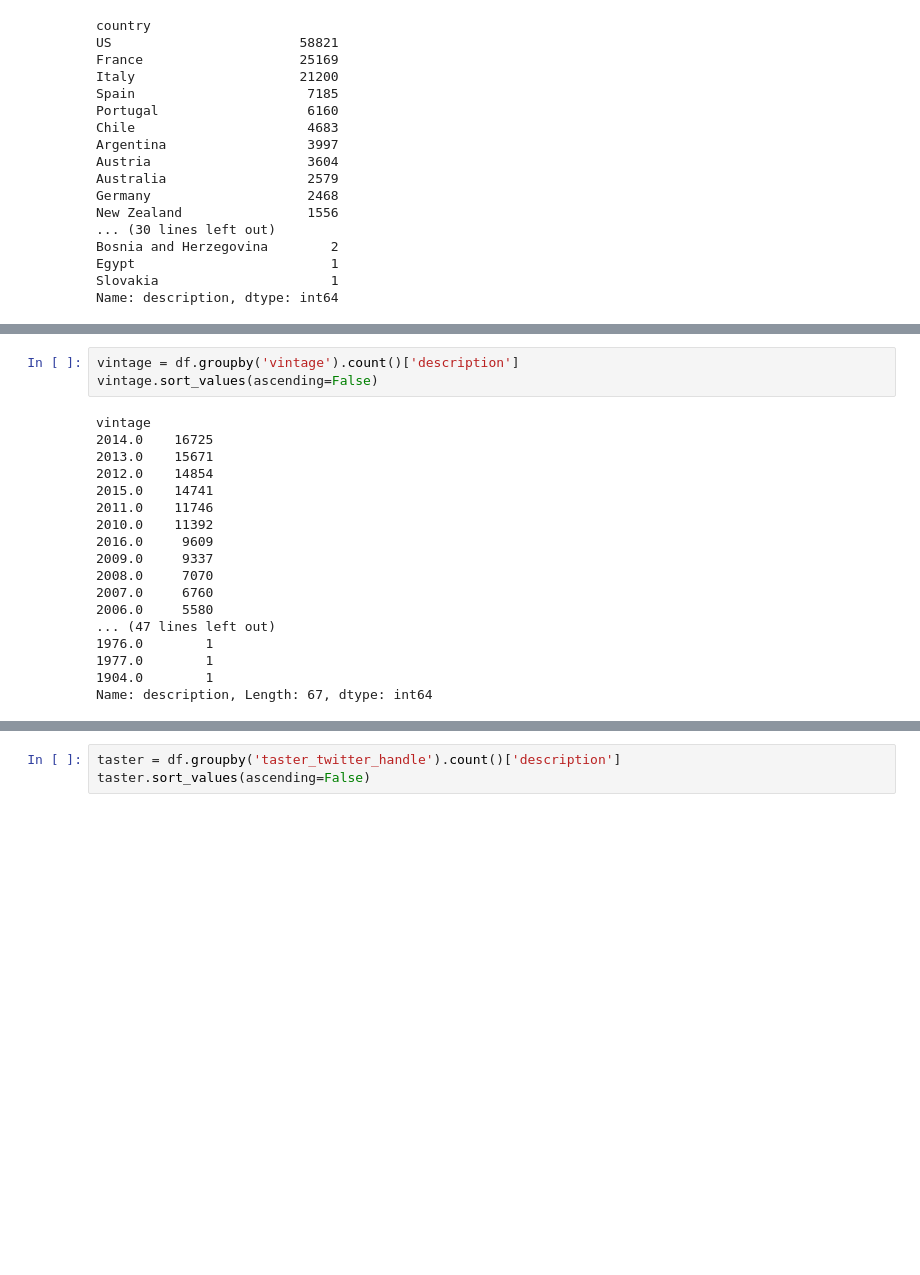
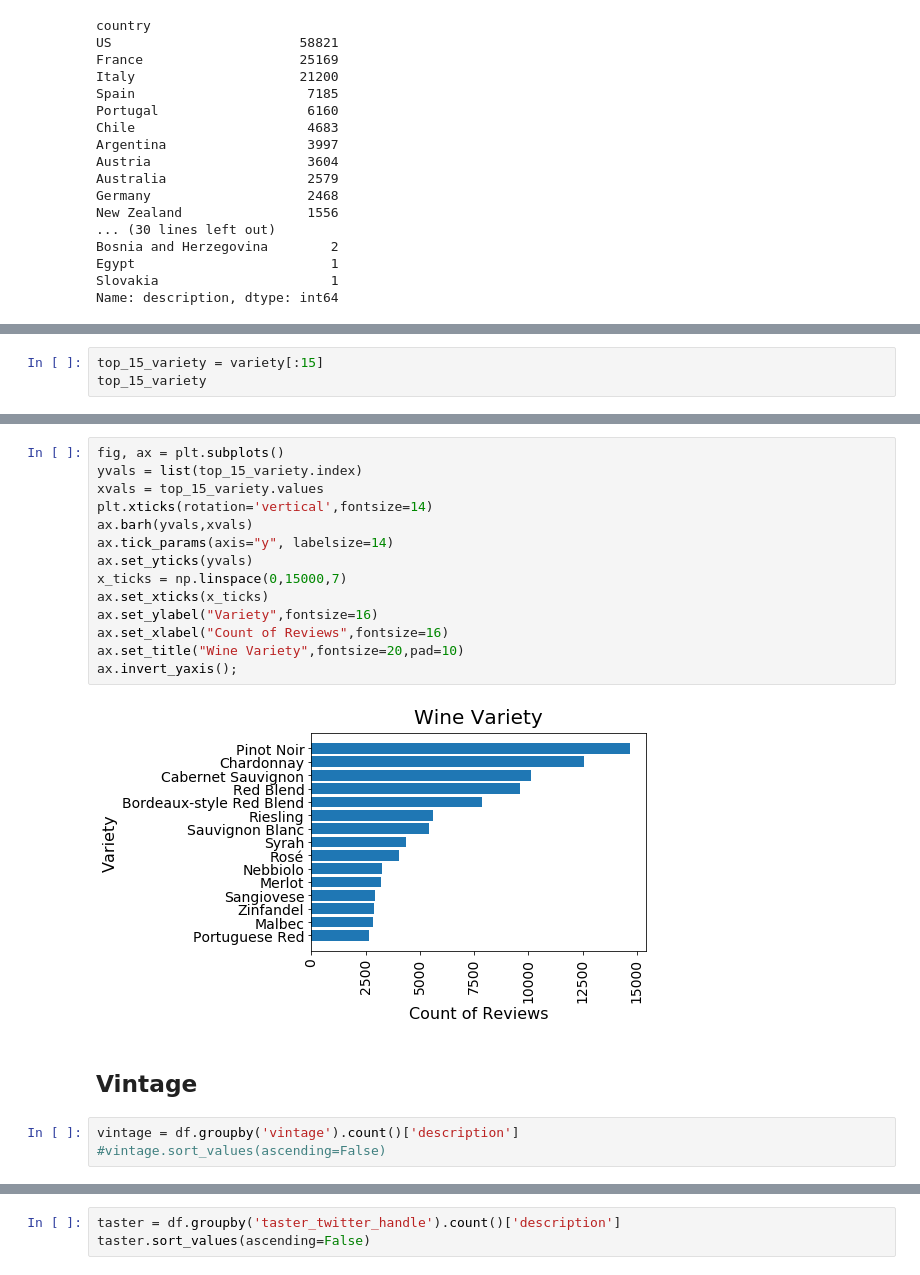
Before and after one commit to vanessapolliard/which-wine, a Jupyter notebook: notebooks/data_exploration.ipynb, the cells around one changed output, grey strips where cells are left out. Saved outputs shown, nothing was run; the diff lists cells and outputs as text; blank space fills up the shorter version.

```diff
--- a/notebooks/data_exploration.ipynb
+++ b/notebooks/data_exploration.ipynb
@@ -137,0 +134,3 @@ Name: description, Length: 758, dtype: int64
+# %%
+top_15_variety = variety[:15]
+top_15_variety
@@ -138,21 +155,21 @@ Name: description, Length: 758, dtype: int64
+# %%
+fig, ax = plt.subplots()
+yvals = list(top_15_variety.index)
+xvals = top_15_variety.values
+plt.xticks(rotation='vertical',fontsize=14)
+ax.barh(yvals,xvals)
+ax.tick_params(axis="y", labelsize=14)
+ax.set_yticks(yvals)
+x_ticks = np.linspace(0,15000,7)
+ax.set_xticks(x_ticks)
+ax.set_ylabel("Variety",fontsize=16)
+ax.set_xlabel("Count of Reviews",fontsize=16)
+ax.set_title("Wine Variety",fontsize=20,pad=10)
+ax.invert_yaxis();
+# %% [output]
+[figure, added]
+# %% [markdown]
+## Vintage
 # %%
 vintage = df.groupby('vintage').count()['description']
-vintage.sort_values(ascending=False)
+#vintage.sort_values(ascending=False)
-# %% [output]
-vintage
-2014.0    16725
-2013.0    15671
-2012.0    14854
-2015.0    14741
-2011.0    11746
-2010.0    11392
-2016.0     9609
-2009.0     9337
-2008.0     7070
-2007.0     6760
-2006.0     5580
-... (47 lines left out)
-1976.0        1
-1977.0        1
-1904.0        1
-Name: description, Length: 67, dtype: int64
```
Also changed, not shown: parts of 44 cells of this notebook, 1 other file.
